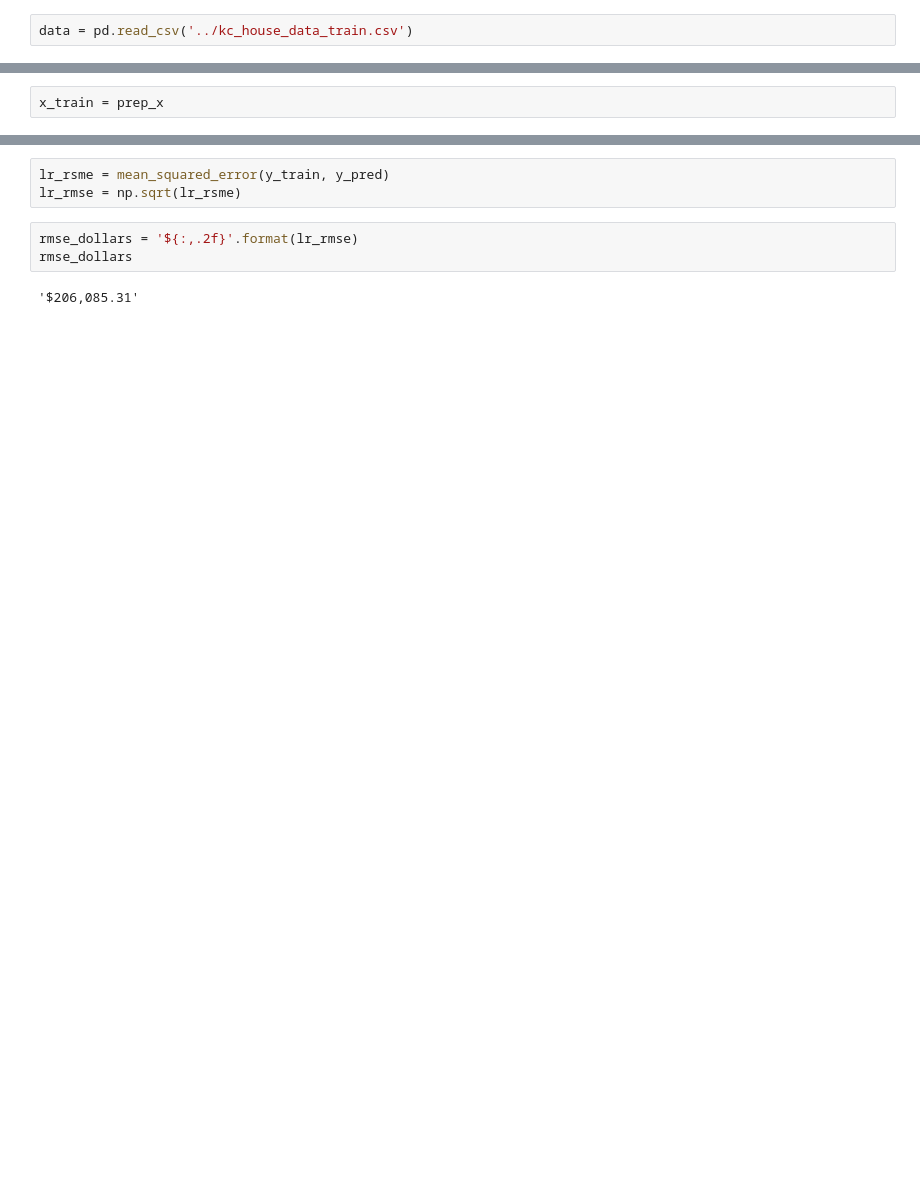
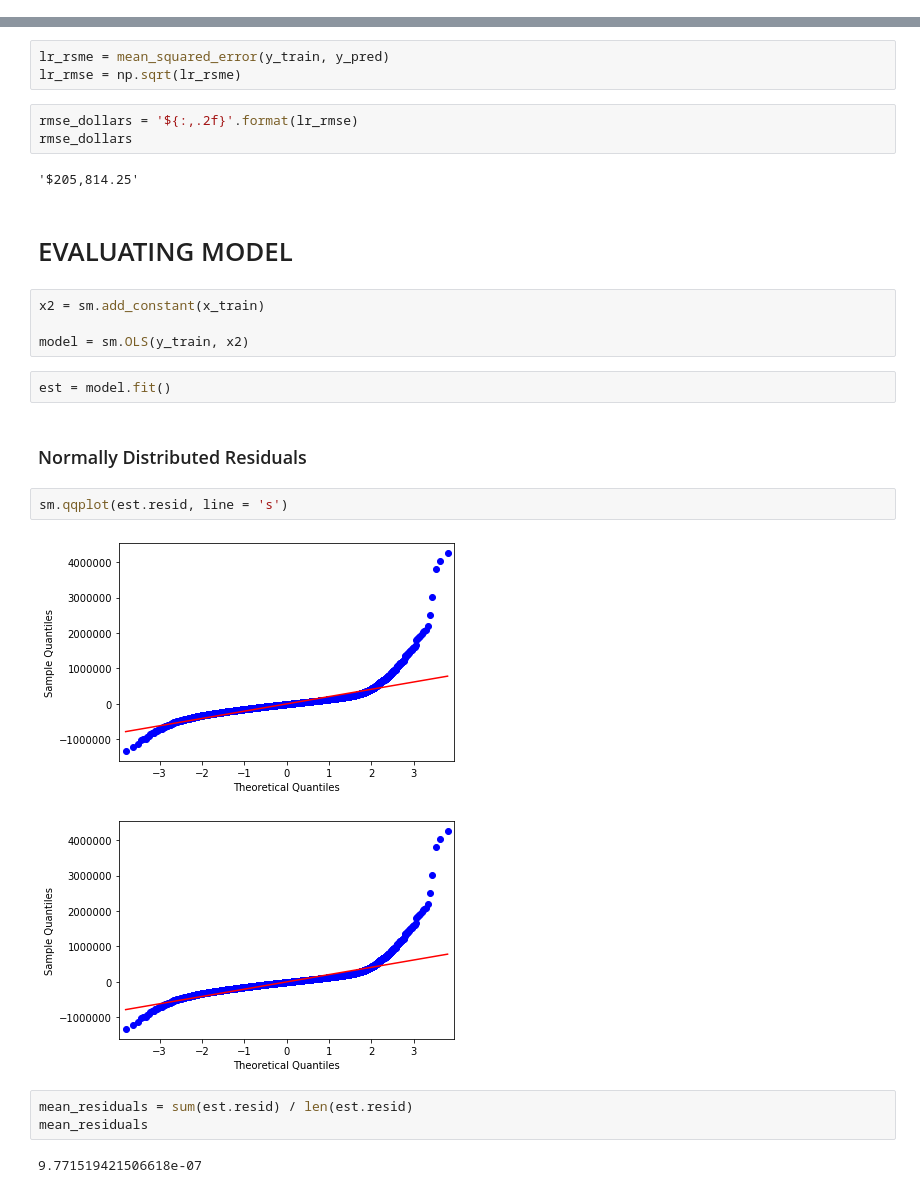
Before and after one commit to mwirtz946/housing_price_prediction, a Jupyter notebook: working_notebooks/model_iteration_1.ipynb, the cells around one changed output, grey strips where cells are left out. Drawn from its saved outputs; the diff is of its cells as text; blank space fills up the shorter version.

```diff
--- a/working_notebooks/model_iteration_1.ipynb
+++ b/working_notebooks/model_iteration_1.ipynb
@@ -17,2 +24,0 @@ import seaborn as sns
-# %%
-data = pd.read_csv('../kc_house_data_train.csv')
@@ -52,5 +39,3 @@ prep_x.head(1)
-# %%
-x_train = prep_x
 # %% [markdown]
 # LINEAR REGRESSION
 # %%
@@ -115,4 +102,24 @@ lr_rmse = np.sqrt(lr_rsme)
 rmse_dollars = '${:,.2f}'.format(lr_rmse)
 rmse_dollars
 # %% [output]
-'$206,085.31'
+'$205,814.25'
+# %% [markdown]
+# EVALUATING MODEL
+# %%
+x2 = sm.add_constant(x_train)
+
+model = sm.OLS(y_train, x2)
+# %%
+est = model.fit()
+# %% [markdown]
+### Normally Distributed Residuals
+# %%
+sm.qqplot(est.resid, line = 's')
+# %% [output]
+[figure, added]
+[figure, added]
+# %%
+mean_residuals = sum(est.resid) / len(est.resid)
+mean_residuals
+# %% [output]
+9.771519421506618e-07
```
Also changed, not shown: parts of 15 cells of this notebook, 1 other file.
